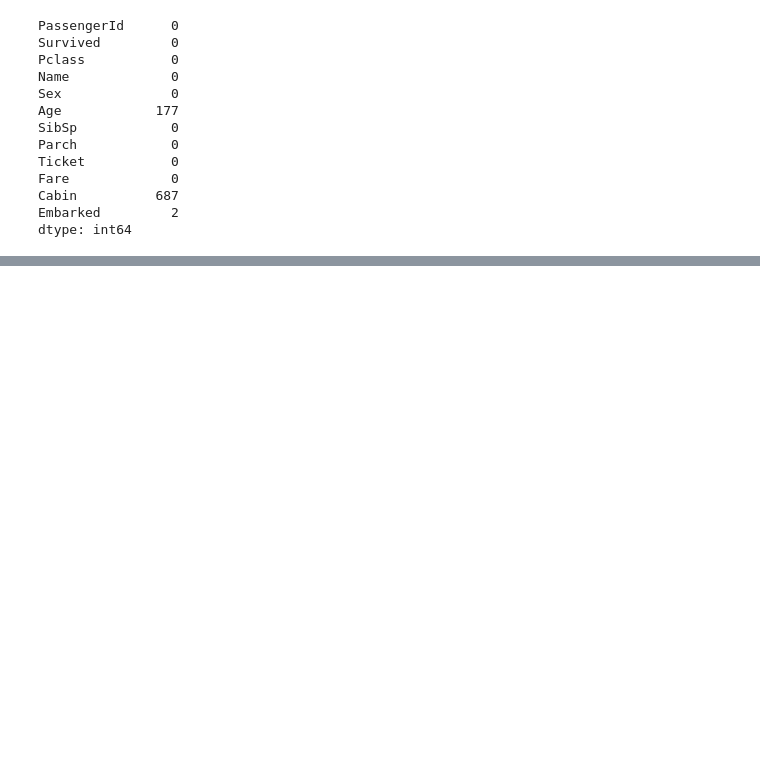
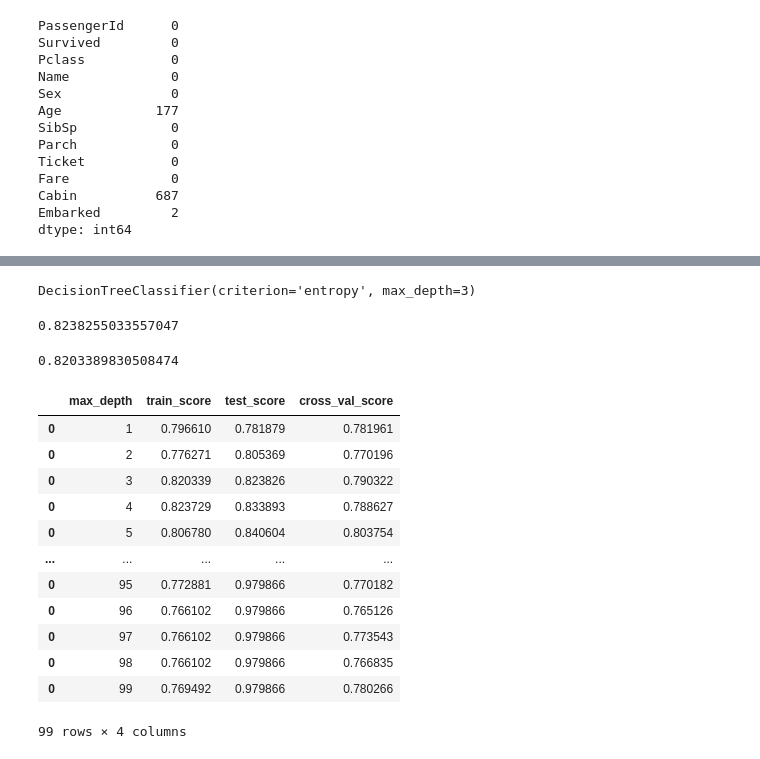
Before and after one commit to Outsider-corp/machine_learning_jupyter, a Jupyter notebook: trees.ipynb, the cells around one changed output, grey strips where cells are left out. Drawn from its saved outputs; the diff is of its cells as text; code cells hidden in the pictures; blank space fills up the shorter version.

```diff
--- a/trees.ipynb
+++ b/trees.ipynb
@@ -59,0 +58,14 @@ X
+# %%
+tree_titanic = tree.DecisionTreeClassifier(criterion="entropy", max_depth=3)
+# %%
+tree_titanic.fit(X_train, y_train)
+# %% [output]
+DecisionTreeClassifier(criterion='entropy', max_depth=3)
+# %%
+tree_titanic.score(X_train, y_train)
+# %% [output]
+0.8238255033557047
+# %%
+tree_titanic.score(X_test, y_test)
+# %% [output]
+0.8203389830508474
@@ -59,0 +87,16 @@ X
+# %%
+scores_data
+# %% [output]
+|  | max_depth | train_score | test_score | cross_val_score |
+| 0 | 1 | 0.796610 | 0.781879 | 0.781961 |
+| 0 | 2 | 0.776271 | 0.805369 | 0.770196 |
+| 0 | 3 | 0.820339 | 0.823826 | 0.790322 |
+| 0 | 4 | 0.823729 | 0.833893 | 0.788627 |
+| 0 | 5 | 0.806780 | 0.840604 | 0.803754 |
+| ... | ... | ... | ... | ... |
+| 0 | 95 | 0.772881 | 0.979866 | 0.770182 |
+| 0 | 96 | 0.766102 | 0.979866 | 0.765126 |
+| 0 | 97 | 0.766102 | 0.979866 | 0.773543 |
+| 0 | 98 | 0.766102 | 0.979866 | 0.766835 |
+| 0 | 99 | 0.769492 | 0.979866 | 0.780266 |
+99 rows × 4 columns
```
Also changed, not shown: parts of 24 cells of this notebook, 1 other file.
